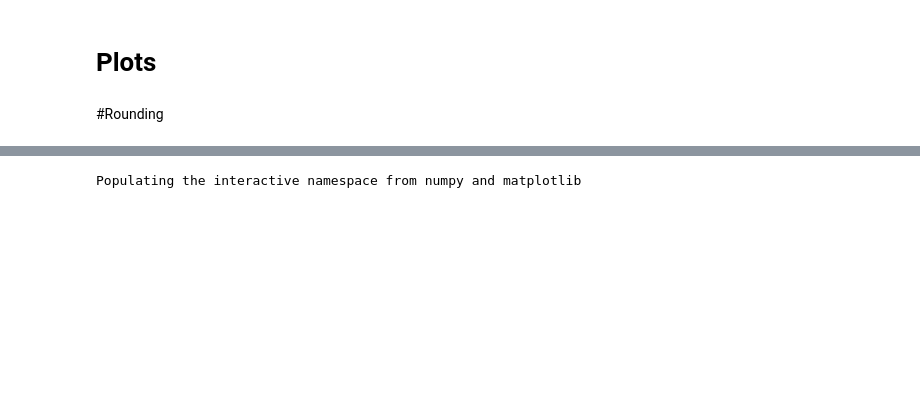
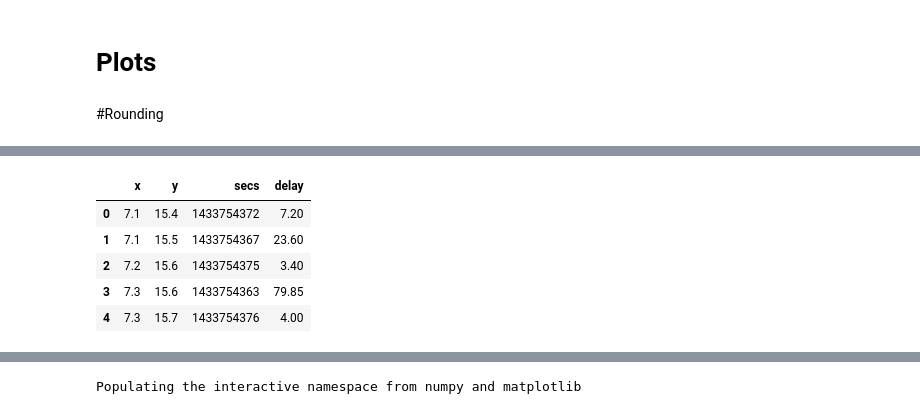
Before and after one commit to UC3MSocialRobots/robot_wardrive, a Jupyter notebook: data/Ping Plots.ipynb, the cells around one changed output, grey strips where cells are left out. Cells and saved outputs as stored; diff of their text form; code cells hidden in the pictures; blank space fills up the shorter version.

```diff
--- a/data/Ping Plots.ipynb
+++ b/data/Ping Plots.ipynb
@@ -62,0 +75,9 @@ rounded.groupby(['x', 'y']).median().reset_index(inplace=True)
+# %%
+rounded.head()
+# %% [output]
+|  | x | y | secs | delay |
+| 0 | 7.1 | 15.4 | 1433754372 | 7.20 |
+| 1 | 7.1 | 15.5 | 1433754367 | 23.60 |
+| 2 | 7.2 | 15.6 | 1433754375 | 3.40 |
+| 3 | 7.3 | 15.6 | 1433754363 | 79.85 |
+| 4 | 7.3 | 15.7 | 1433754376 | 4.00 |
```
Also changed, not shown: parts of 11 cells of this notebook, 1 other file.
